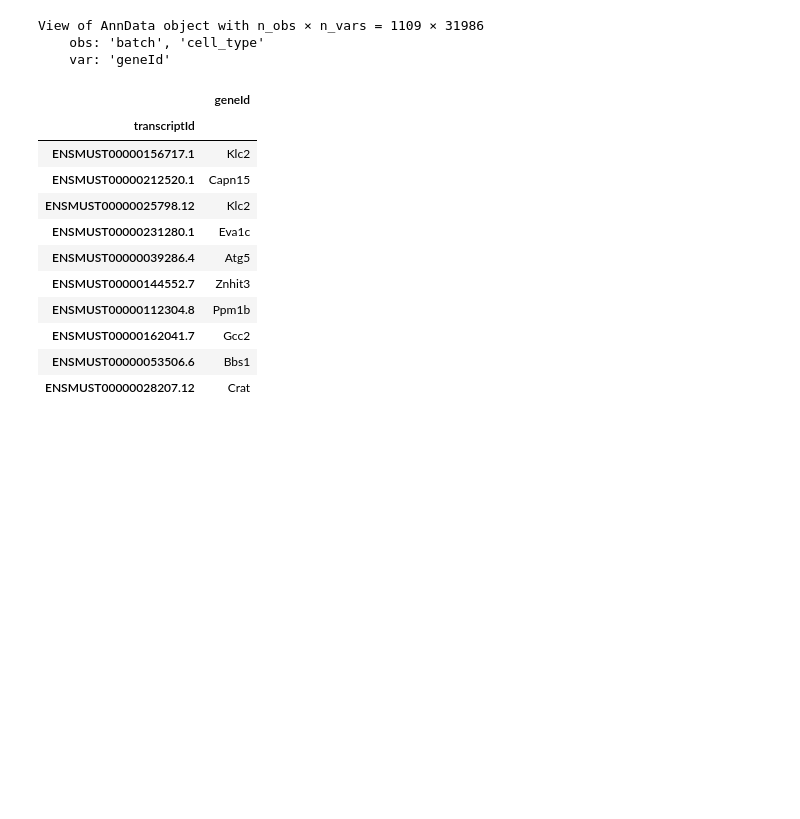
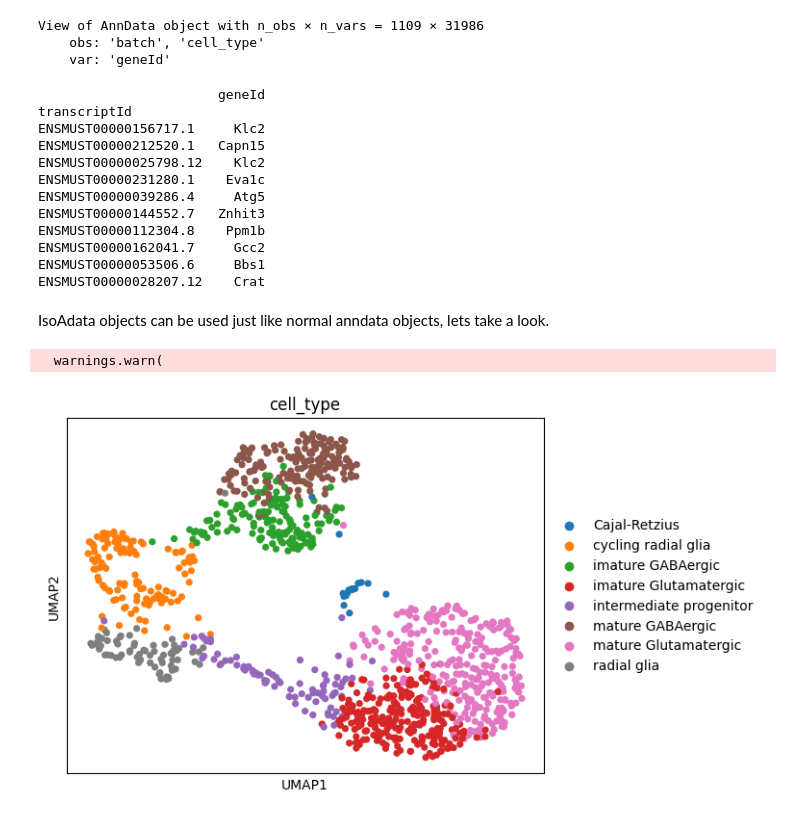
Before and after one commit to cobioda/allos, a Jupyter notebook: _proc/index.ipynb, the cells around one changed output. Saved outputs shown, nothing was run; the diff lists cells and outputs as text; code cells hidden in the pictures; blank space fills up the shorter version.

```diff
--- a/_proc/index.ipynb
+++ b/_proc/index.ipynb
@@ -54,17 +54,42 @@ View of AnnData object with n_obs × n_vars = 1109 × 31986
     obs: 'batch', 'cell_type'
     var: 'geneId'
 # %%
-sicelore_mouse_data.var.head(10).style
+print(sicelore_mouse_data.var.head(10))
 # %% [output]
-|  | geneId |
-| transcriptId |  |
-| ENSMUST00000156717.1 | Klc2 |
-| ENSMUST00000212520.1 | Capn15 |
-| ENSMUST00000025798.12 | Klc2 |
-| ENSMUST00000231280.1 | Eva1c |
-| ENSMUST00000039286.4 | Atg5 |
-| ENSMUST00000144552.7 | Znhit3 |
-| ENSMUST00000112304.8 | Ppm1b |
-| ENSMUST00000162041.7 | Gcc2 |
-| ENSMUST00000053506.6 | Bbs1 |
-| ENSMUST00000028207.12 | Crat |
+                       geneId
+transcriptId
+ENSMUST00000156717.1     Klc2
+ENSMUST00000212520.1   Capn15
+ENSMUST00000025798.12    Klc2
+ENSMUST00000231280.1    Eva1c
+ENSMUST00000039286.4     Atg5
+ENSMUST00000144552.7   Znhit3
+ENSMUST00000112304.8    Ppm1b
+ENSMUST00000162041.7     Gcc2
+ENSMUST00000053506.6     Bbs1
+ENSMUST00000028207.12    Crat
+# %% [markdown]
+IsoAdata objects can be used just like normal anndata objects, lets take a look.
+# %%
+import scanpy as sc
+
+# Make a copy of the original data to preserve it
+original_sicelore_mouse_data = sicelore_mouse_data.copy()
+
+# Perform the operations
+sc.pp.normalize_total(sicelore_mouse_data, target_sum=1e6)
+sc.pp.log1p(sicelore_mouse_data)
+
+# Select the top 5000 highly variable genes
+sc.pp.highly_variable_genes(sicelore_mouse_data, n_top_genes=5000)
+sicelore_mouse_data = sicelore_mouse_data[:, sicelore_mouse_data.var.highly_variable]
+
+sc.pp.neighbors(sicelore_mouse_data)
+sc.tl.umap(sicelore_mouse_data)
+sc.pl.umap(sicelore_mouse_data, color='cell_type')
+
+# Restore the original data
+sicelore_mouse_data = original_sicelore_mouse_data
+# %% [output]
+  warnings.warn(
+[figure, added]
```
Also changed, not shown: parts of 23 cells of this notebook, 31 other files.
